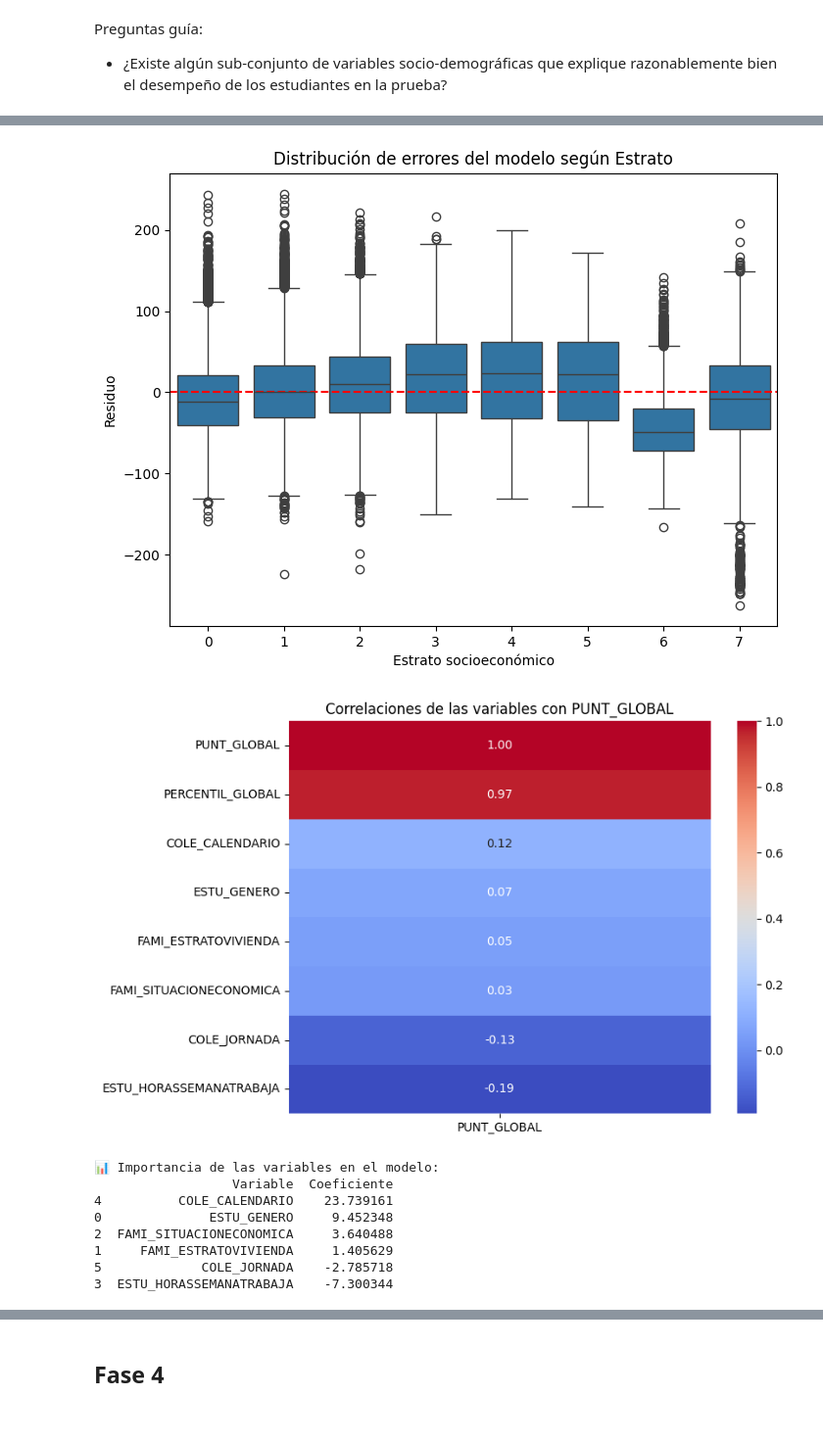
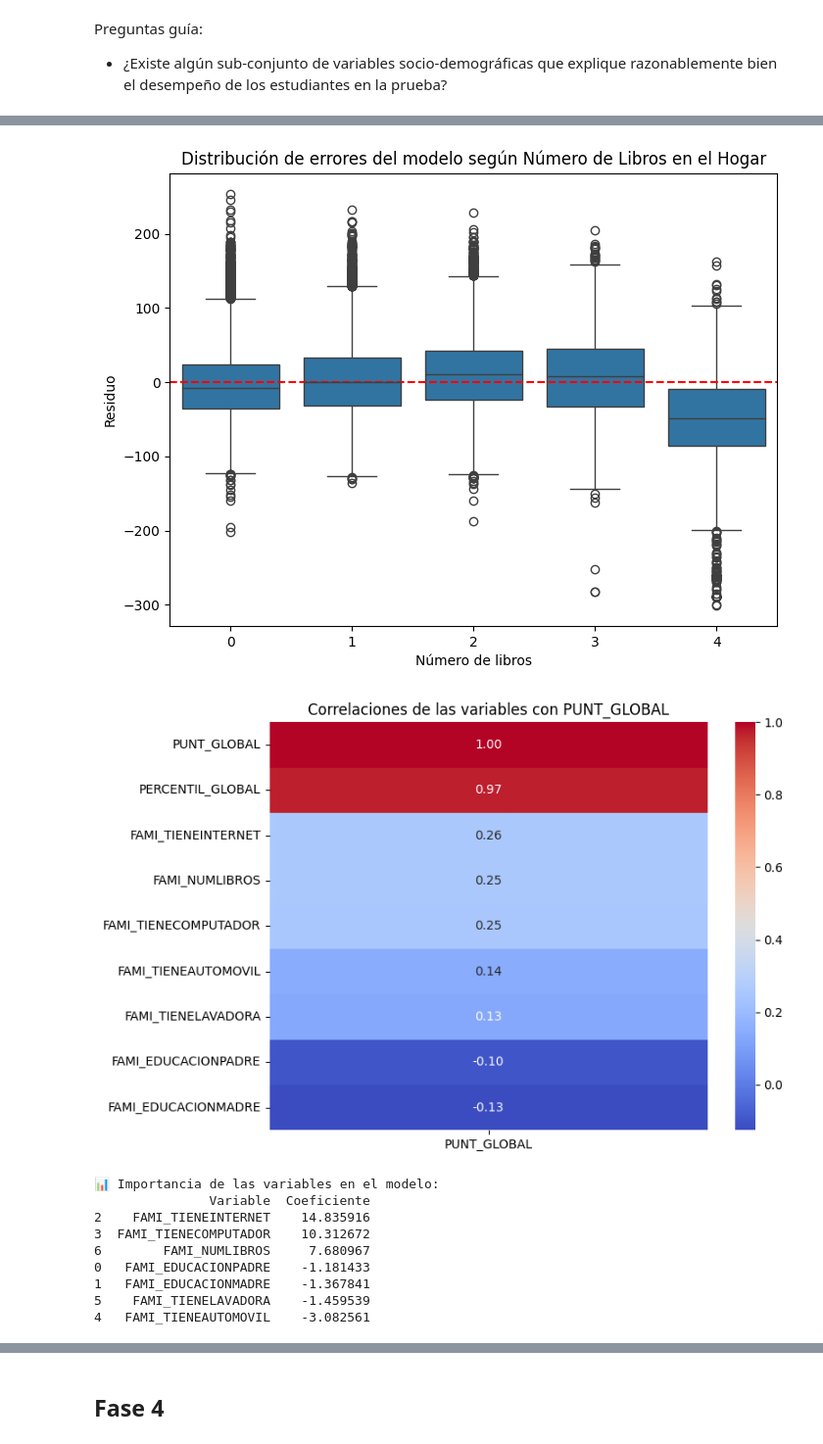
Before and after one commit to DaniDGH/Electiva-Profesional-lll, a Jupyter notebook: Semana 5/Examen_momento_uno (1) copy 2.ipynb, the cells around one changed output, grey strips where cells are left out. Shown: that part at 98% size. Saved outputs shown, nothing was run; the diff lists cells and outputs as text; code cells hidden in the pictures.

Commit message:
Correccion de Variables

```diff
--- a/Semana 5/Examen_momento_uno (1) copy 2.ipynb
+++ b/Semana 5/Examen_momento_uno (1) copy 2.ipynb
@@ -280,10 +295,17 @@ import statsmodels.api as sm
 
 
 variables_modelo = [
-    "ESTU_GENERO","FAMI_ESTRATOVIVIENDA","FAMI_SITUACIONECONOMICA",
-    "ESTU_HORASSEMANATRABAJA","COLE_CALENDARIO","COLE_JORNADA",
-    "PUNT_GLOBAL","PERCENTIL_GLOBAL"
+    "FAMI_EDUCACIONPADRE",
+    "FAMI_EDUCACIONMADRE",
+    "FAMI_TIENEINTERNET",
+    "FAMI_TIENECOMPUTADOR",
+    "FAMI_TIENEAUTOMOVIL",
+    "FAMI_TIENELAVADORA",
+    "FAMI_NUMLIBROS",
+    "PUNT_GLOBAL",
+    "PERCENTIL_GLOBAL"
 ]
+
 
 df_modelo = df[variables_modelo].copy()
 
@@ -335,14 +357,15 @@ plt.title("Q-Q Plot de residuos")
 plt.show()
 
 
-plt.figure(figsize=(8,6))
-df_residuos = pd.DataFrame({"Estrato": X_test["FAMI_ESTRATOVIVIENDA"], "Residuos": residuos})
-sns.boxplot(x="Estrato", y="Residuos", data=df_residuos)
-plt.axhline(0, color='red', linestyle='--')
-plt.title("Distribución de errores del modelo según Estrato")
-plt.xlabel("Estrato socioeconómico")
-plt.ylabel("Residuo")
-plt.show()
+if "FAMI_NUMLIBROS" in X_test.columns:
+    plt.figure(figsize=(8,6))
+    df_residuos = pd.DataFrame({"Libros": X_test["FAMI_NUMLIBROS"], "Residuos": residuos})
+    sns.boxplot(x="Libros", y="Residuos", data=df_residuos)
+    plt.axhline(0, color='red', linestyle='--')
+    plt.title("Distribución de errores del modelo según Número de Libros en el Hogar")
+    plt.xlabel("Número de libros")
+    plt.ylabel("Residuo")
+    plt.show()
 
 
 plt.figure(figsize=(8,6))
@@ -376,13 +399,14 @@ plt.show()
-[figure, old version]
+[figure, new version]
-[figure, old version]
+[figure, new version]
 📊 Importancia de las variables en el modelo:
-                  Variable  Coeficiente
-4          COLE_CALENDARIO    23.739161
-0              ESTU_GENERO     9.452348
-2  FAMI_SITUACIONECONOMICA     3.640488
-1     FAMI_ESTRATOVIVIENDA     1.405629
-5             COLE_JORNADA    -2.785718
-3  ESTU_HORASSEMANATRABAJA    -7.300344
+               Variable  Coeficiente
+2    FAMI_TIENEINTERNET    14.835916
+3  FAMI_TIENECOMPUTADOR    10.312672
+6        FAMI_NUMLIBROS     7.680967
+0   FAMI_EDUCACIONPADRE    -1.181433
+1   FAMI_EDUCACIONMADRE    -1.367841
+5    FAMI_TIENELAVADORA    -1.459539
+4   FAMI_TIENEAUTOMOVIL    -3.082561
 Passing `palette` without assigning `hue` is deprecated and will be removed in v0.14.0. Assign the `y` variable to `hue` and set `legend=False` for the same effect.
 
   sns.barplot(data=coeficientes, x='Coeficiente', y='Variable', palette="viridis")
```
Also changed, not shown: parts of 4 cells of this notebook.
